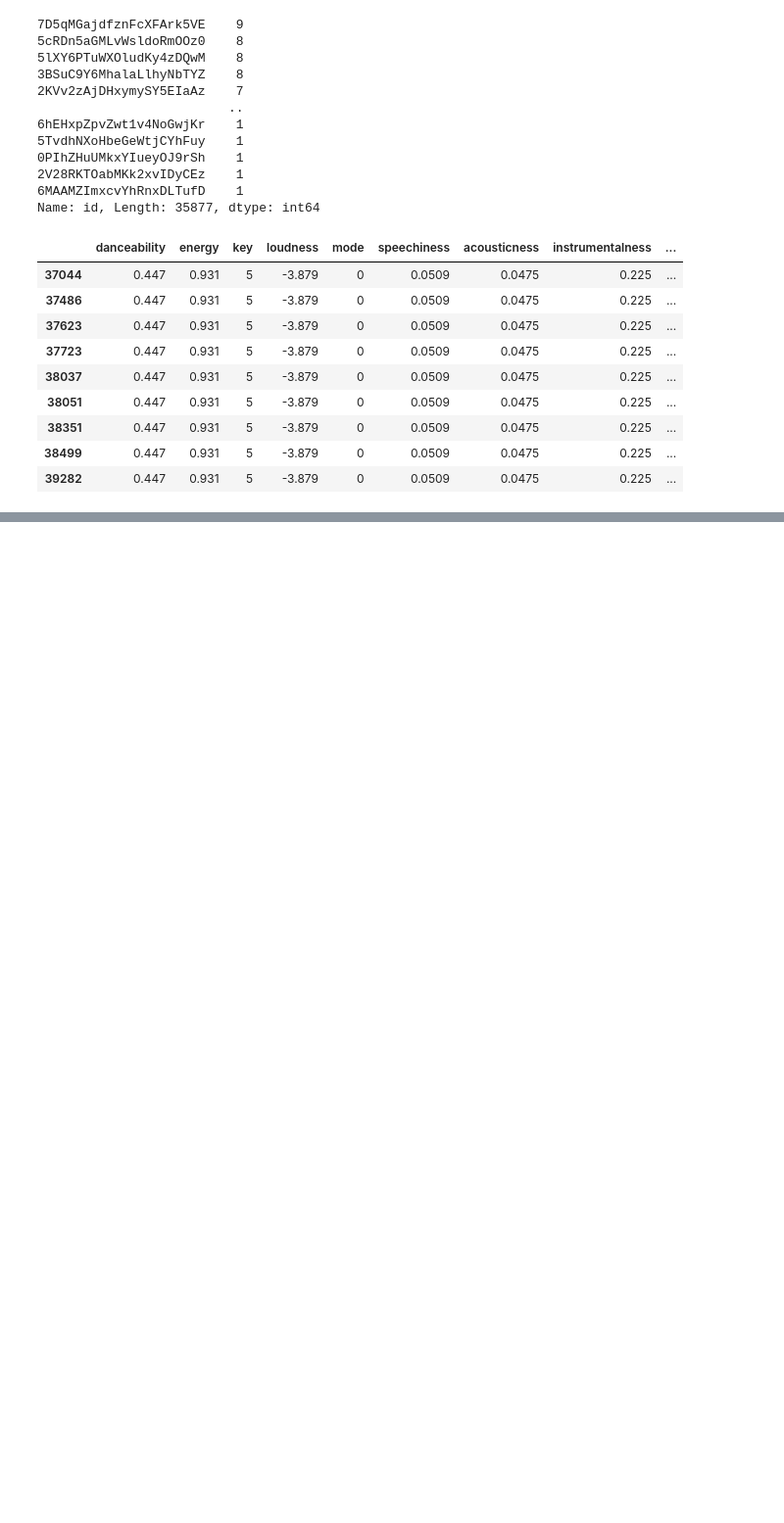
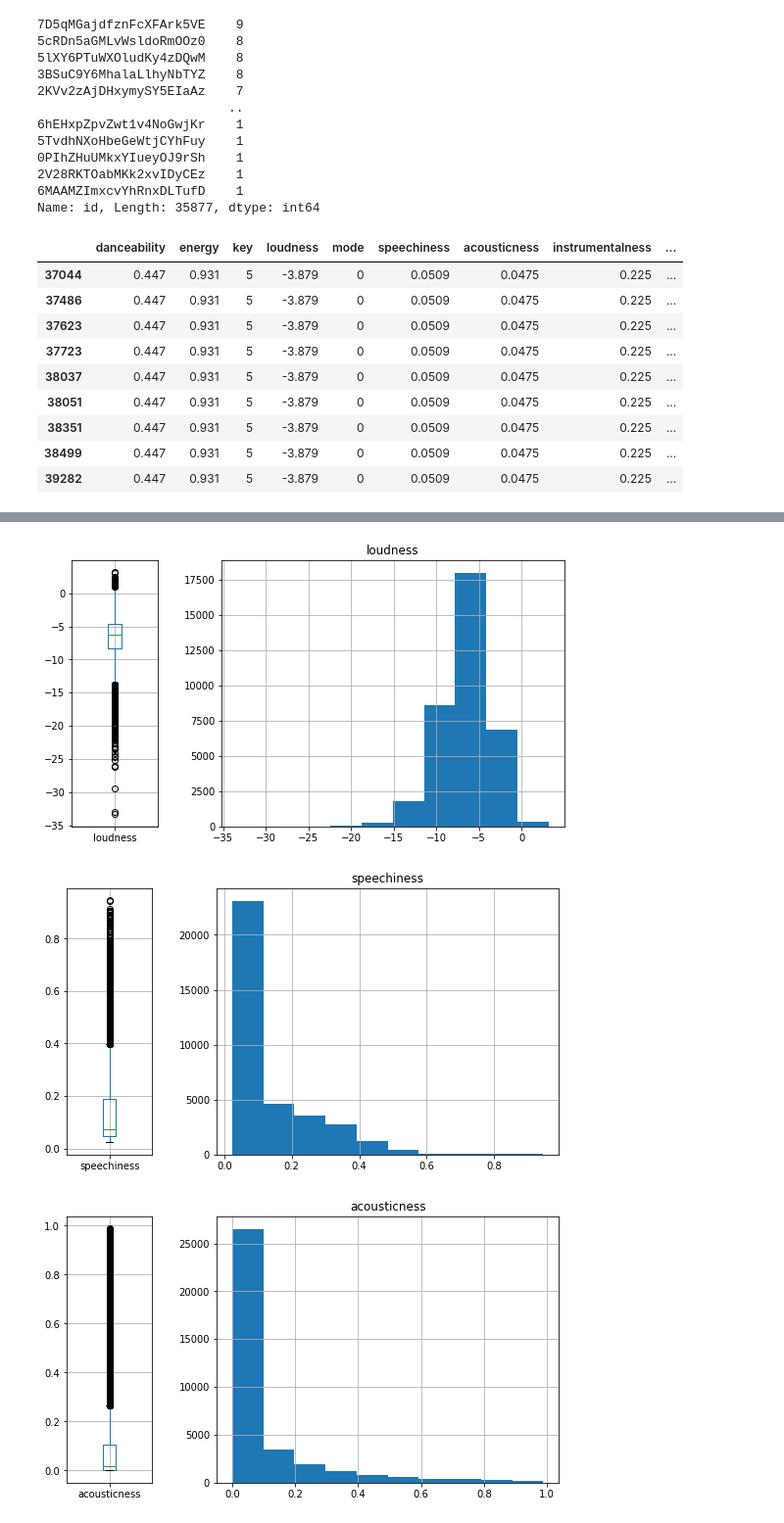
Before and after one commit to SYusupov/Spotify_Songs_Classification, a Jupyter notebook: exploring.ipynb, the cells around one changed output, grey strips where cells are left out. Shown: that part at 98% size. Saved outputs shown, nothing was run; the diff lists cells and outputs as text; code cells hidden in the pictures; blank space fills up the shorter version.

```diff
--- a/exploring.ipynb
+++ b/exploring.ipynb
@@ -166,0 +193,13 @@ df1 = df1.drop_duplicates(subset=['id'])
+# %%
+columns = ['danceability', 'energy', 'key', 'loudness', 'mode', 'speechiness',
+       'acousticness', 'instrumentalness', 'liveness', 'valence', 'tempo', 'duration_ms', 'time_signature']
+
+for column  in columns:
+    Q1 = df1[column].quantile(0.25)
+    Q3 = df1[column].quantile(0.75)
+    IQR = Q3 - Q1
+
+    small_outliers = df1[column] < (Q1 - 1.5 * IQR)
+    big_outliers = df1[column] > (Q3 + 1.5 * IQR)
+
+    print(column, sum(small_outliers), sum(big_outliers))
@@ -166,0 +220,10 @@ df1 = df1.drop_duplicates(subset=['id'])
+# %%
+many_outliers = ['loudness', 'speechiness', 'acousticness', 'liveness', 'duration_ms', 'time_signature']
+for column in many_outliers:
+    fig, axes= plt.subplots(1,2, gridspec_kw={'width_ratios': [1, 4]}, figsize=(9,5))
+    df1.boxplot(column=column,ax=axes[0]);
+    df1.hist(column=column, ax=axes[1]);
+# %% [output]
+[figure, added]
+[figure, added]
+[figure, added]
```
Also changed, not shown: parts of 25 cells of this notebook, 1 other file.
